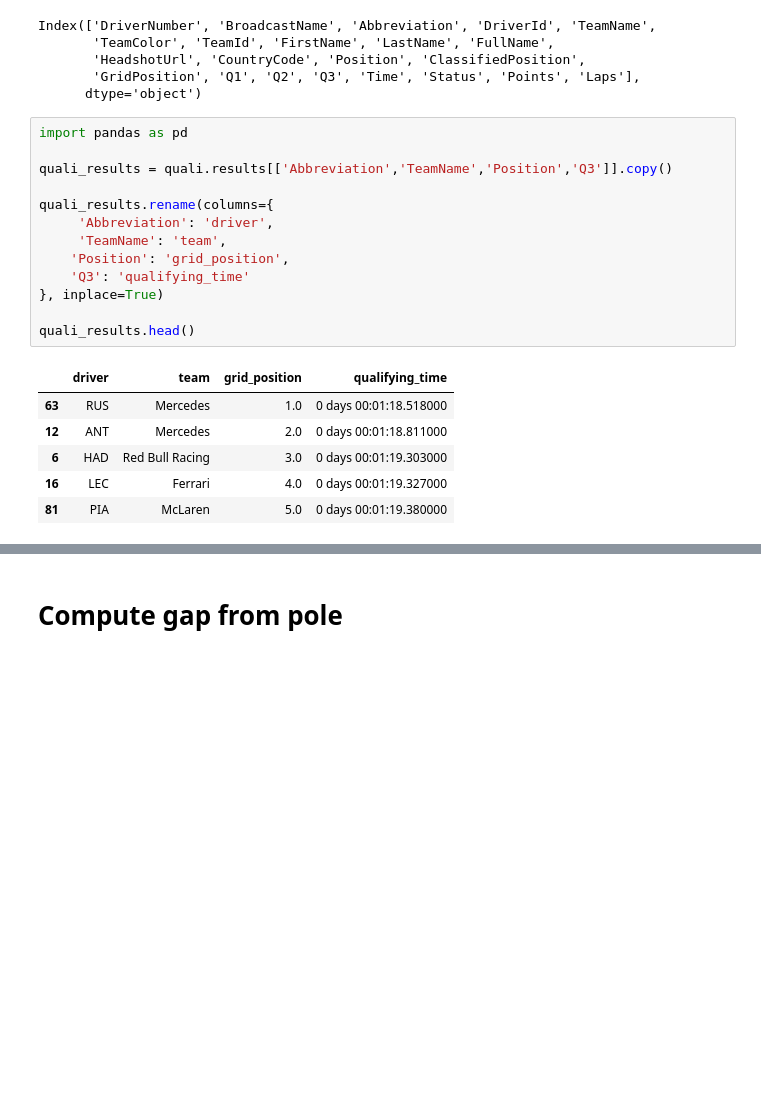
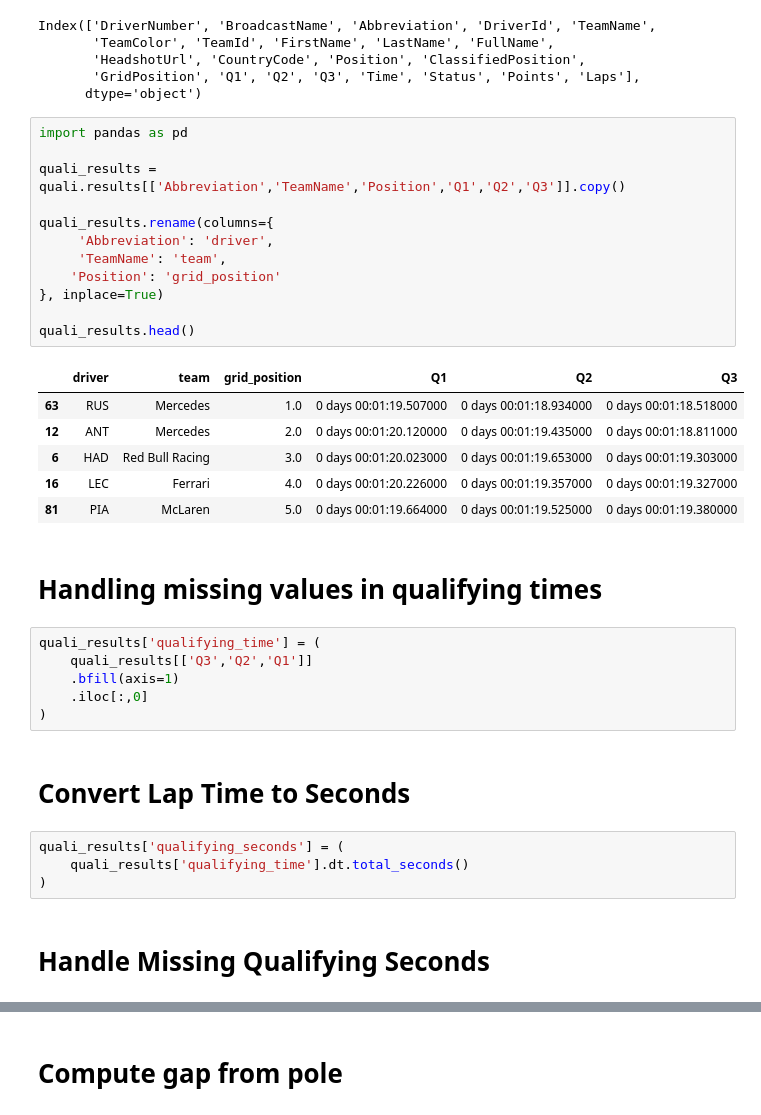
Before and after one commit to nitindavegit/F1-Race-Predictions, a Jupyter notebook: Australian_GP_2026_Predictions.ipynb, the cells around one changed output, grey strips where cells are left out. Cells and saved outputs as stored; diff of their text form; blank space fills up the shorter version.

```diff
--- a/Australian_GP_2026_Predictions.ipynb
+++ b/Australian_GP_2026_Predictions.ipynb
@@ -70,20 +73,35 @@ Index(['DriverNumber', 'BroadcastName', 'Abbreviation', 'DriverId', 'TeamName',
 # %%
 import pandas as pd
 
-quali_results = quali.results[['Abbreviation','TeamName','Position','Q3']].copy()
+quali_results = quali.results[['Abbreviation','TeamName','Position','Q1','Q2','Q3']].copy()
 
 quali_results.rename(columns={
      'Abbreviation': 'driver',
      'TeamName': 'team',
-    'Position': 'grid_position',
-    'Q3': 'qualifying_time'
+    'Position': 'grid_position'
 }, inplace=True)
 
 quali_results.head()
 # %% [output]
-|  | driver | team | grid_position | qualifying_time |
-| 63 | RUS | Mercedes | 1.0 | 0 days 00:01:18.518000 |
-| 12 | ANT | Mercedes | 2.0 | 0 days 00:01:18.811000 |
-| 6 | HAD | Red Bull Racing | 3.0 | 0 days 00:01:19.303000 |
-| 16 | LEC | Ferrari | 4.0 | 0 days 00:01:19.327000 |
-| 81 | PIA | McLaren | 5.0 | 0 days 00:01:19.380000 |
+|  | driver | team | grid_position | Q1 | Q2 | Q3 |
+| 63 | RUS | Mercedes | 1.0 | 0 days 00:01:19.507000 | 0 days 00:01:18.934000 | 0 days 00:01:18.518000 |
+| 12 | ANT | Mercedes | 2.0 | 0 days 00:01:20.120000 | 0 days 00:01:19.435000 | 0 days 00:01:18.811000 |
+| 6 | HAD | Red Bull Racing | 3.0 | 0 days 00:01:20.023000 | 0 days 00:01:19.653000 | 0 days 00:01:19.303000 |
+| 16 | LEC | Ferrari | 4.0 | 0 days 00:01:20.226000 | 0 days 00:01:19.357000 | 0 days 00:01:19.327000 |
+| 81 | PIA | McLaren | 5.0 | 0 days 00:01:19.664000 | 0 days 00:01:19.525000 | 0 days 00:01:19.380000 |
+# %% [markdown]
+# Handling missing values in qualifying times
+# %%
+quali_results['qualifying_time'] = (
+    quali_results[['Q3','Q2','Q1']]
+    .bfill(axis=1)
+    .iloc[:,0]
+)
+# %% [markdown]
+# Convert Lap Time to Seconds
+# %%
+quali_results['qualifying_seconds'] = (
+    quali_results['qualifying_time'].dt.total_seconds()
+)
+# %% [markdown]
+# Handle Missing Qualifying Seconds
```
Also changed, not shown: parts of 54 cells of this notebook.
